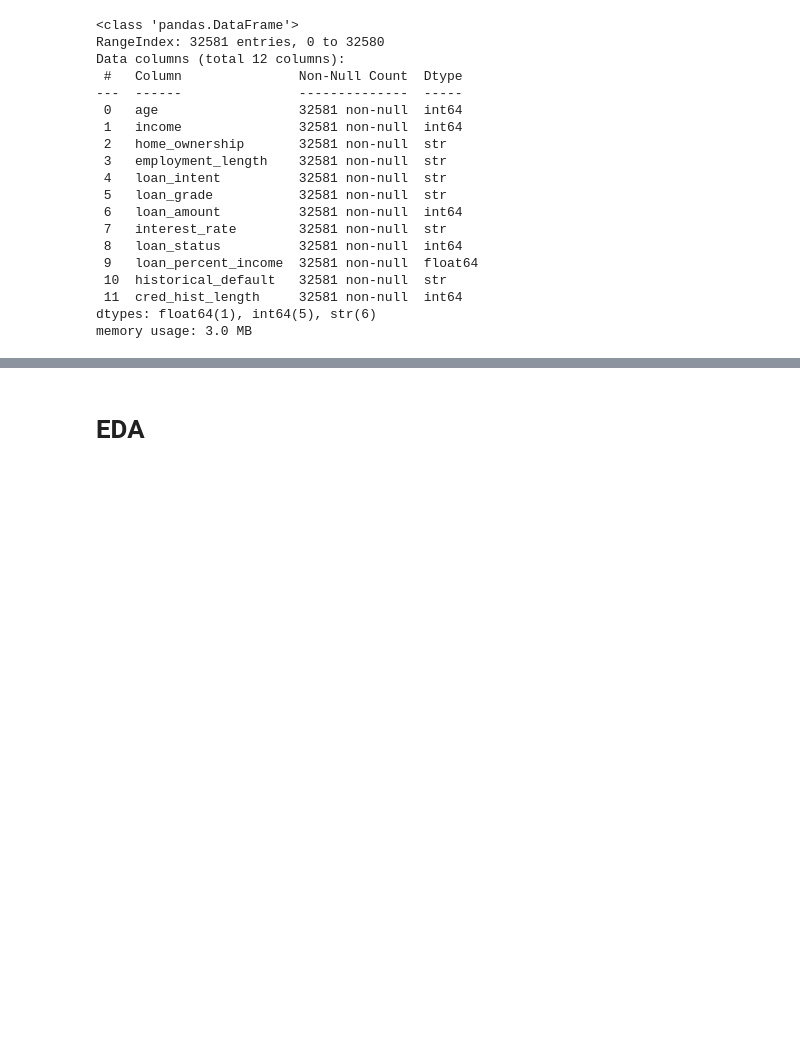
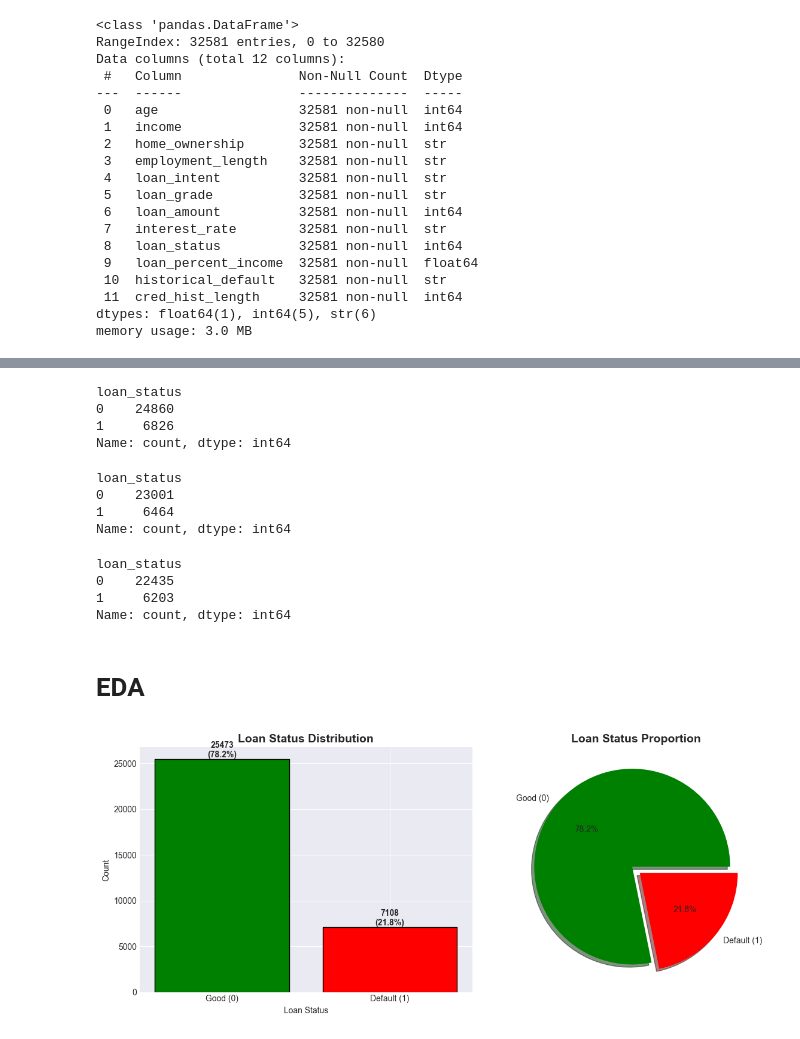
Before and after one commit to ajayn3300/Credit-Risk-Modelling, a Jupyter notebook: credit risk modelling.ipynb, the cells around one changed output, grey strips where cells are left out. Cells and saved outputs as stored; diff of their text form; code cells hidden in the pictures; blank space fills up the shorter version.

```diff
--- a/credit risk modelling.ipynb
+++ b/credit risk modelling.ipynb
@@ -80,3 +99,54 @@ cred_hist_length       0
 dtype: int64
+# %%
+#check null vales in employment length and interest rate
+df[~df['employment_length'].isnull()]['loan_status'].value_counts()
+# %% [output]
+loan_status
+0    24860
+1     6826
+Name: count, dtype: int64
+# %%
+#check null values in  interest rate
+df[~df['interest_rate'].isnull()]['loan_status'].value_counts()
+# %% [output]
+loan_status
+0    23001
+1     6464
+Name: count, dtype: int64
+# %%
+#check null values in both employment length and interest rate
+df[~(df['employment_length'].isnull()) & ~(df['interest_rate'].isnull())]['loan_status'].value_counts()
+# %% [output]
+loan_status
+0    22435
+1     6203
+Name: count, dtype: int64
 # %% [markdown]
 # EDA
+# %%
+# ============================================
+# 1. TARGET VARIABLE DISTRIBUTION
+# ============================================
+
+fig, axes = plt.subplots(1, 2, figsize=(12, 5))
+
+# Count plot
+colors = ['green', 'red']
+counts = df['loan_status'].value_counts()
+bars = axes[0].bar(['Good (0)', 'Default (1)'], counts.values, color=colors, edgecolor='black')
+axes[0].set_title('Loan Status Distribution', fontsize=14, fontweight='bold')
+axes[0].set_xlabel('Loan Status')
+axes[0].set_ylabel('Count')
+for bar, count in zip(bars, counts.values):
+    axes[0].text(bar.get_x() + bar.get_width()/2, bar.get_height() + 5,
+                 f'{count}\n({count/len(df)*100:.1f}%)', ha='center', va='bottom', fontweight='bold')
+
+# Pie chart
+axes[1].pie(counts.values, labels=['Good (0)', 'Default (1)'], autopct='%1.1f%%',
+            colors=['green', 'red'], explode=(0.05, 0.05), shadow=True)
+axes[1].set_title('Loan Status Proportion', fontsize=14, fontweight='bold')
+
+plt.tight_layout()
+plt.show()
+# %% [output]
+[figure, added]
```
Also changed, not shown: parts of 15 cells of this notebook.
